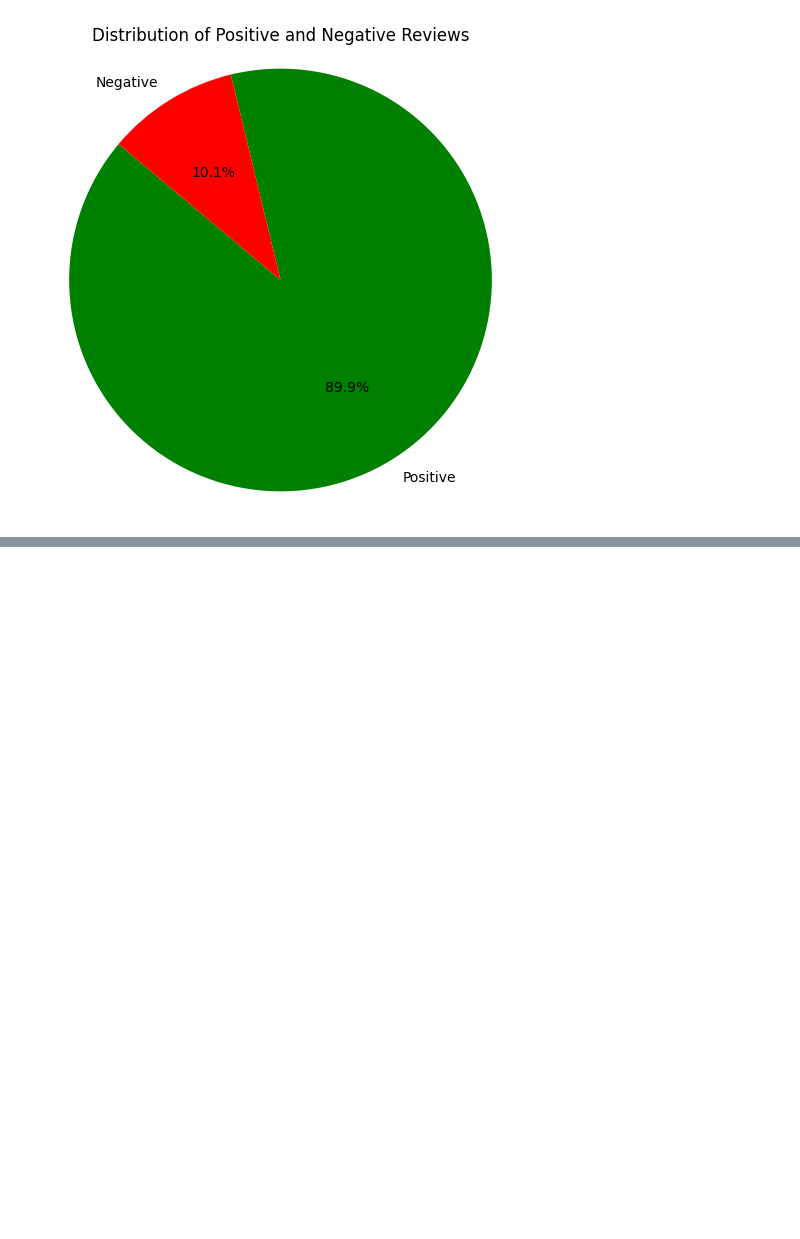
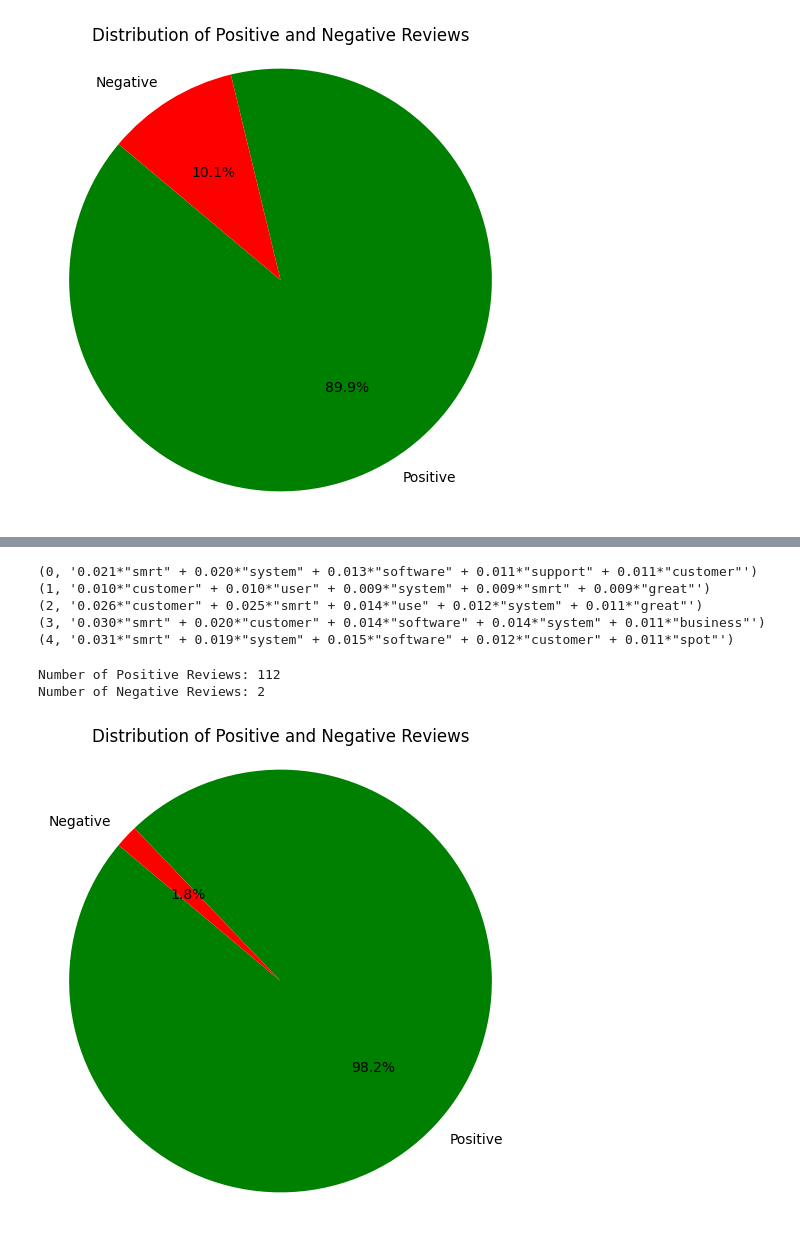
Before and after one commit to ArifAygun/Sentiment-Analysis-SMRT, a Jupyter notebook: SMRT_Statistical_Analysis.ipynb, the cells around one changed output, grey strips where cells are left out. Saved outputs shown, nothing was run; the diff lists cells and outputs as text; code cells hidden in the pictures; blank space fills up the shorter version.

```diff
--- a/SMRT_Statistical_Analysis.ipynb
+++ b/SMRT_Statistical_Analysis.ipynb
@@ -552,0 +637,2 @@ Number of Negative Reviews: 9
+# %%
+reviews['Cleaned_Concatenated_Text'] = reviews['Concatenated_Text'].apply(preprocess_text)
@@ -552,0 +643,11 @@ Number of Negative Reviews: 9
+# %%
+def analyze_sentiment(text):
+    analyzer = SentimentIntensityAnalyzer()
+    sentiment_scores = analyzer.polarity_scores(text)
+    return sentiment_scores
+
+# Apply sentiment analysis to the 'Cleaned_Concatenated_Text' column
+reviews['Sentiment_Scores'] = reviews['Cleaned_Concatenated_Text'].apply(analyze_sentiment)
+
+# Extract the sentiment labels (positive, negative, neutral)
+reviews['Sentiment_Label'] = reviews['Sentiment_Scores'].apply(lambda x: 'positive' if x['compound'] > 0 else ('negative' if x['compound'] < 0 else 'neutral'))
@@ -552,0 +658,64 @@ Number of Negative Reviews: 9
+# %%
+# Tokenize and preprocess text (using the 'Cleaned_Concatenated_Text' column)
+tokenized_reviews = [word_tokenize(text) for text in reviews['Cleaned_Concatenated_Text']]
+
+# Create a dictionary and corpus for LDA
+dictionary = corpora.Dictionary(tokenized_reviews)
+corpus = [dictionary.doc2bow(text) for text in tokenized_reviews]
+
+# Train an LDA model
+lda_model = models.LdaModel(corpus, num_topics=5, id2word=dictionary, passes=15)
+
+# Get topics and associated words
+topics = lda_model.print_topics(num_words=5)
+
+# Print the topics
+for topic in topics:
+    print(topic)
+# %% [output]
+(0, '0.021*"smrt" + 0.020*"system" + 0.013*"software" + 0.011*"support" + 0.011*"customer"')
+(1, '0.010*"customer" + 0.010*"user" + 0.009*"system" + 0.009*"smrt" + 0.009*"great"')
+(2, '0.026*"customer" + 0.025*"smrt" + 0.014*"use" + 0.012*"system" + 0.011*"great"')
+(3, '0.030*"smrt" + 0.020*"customer" + 0.014*"software" + 0.014*"system" + 0.011*"business"')
+(4, '0.031*"smrt" + 0.019*"system" + 0.015*"software" + 0.012*"customer" + 0.011*"spot"')
+# %%
+analyzer = SentimentIntensityAnalyzer()
+
+# Define a function to classify reviews as positive, negative, or neutral
+def classify_sentiment(text):
+    sentiment_scores = analyzer.polarity_scores(text)
+    compound_score = sentiment_scores['compound']
+
+    if compound_score >= 0.05:
+        return 'Positive'
+    elif compound_score <= -0.05:
+        return 'Negative'
+    else:
+        return 'Neutral'
+
+# Apply sentiment classification to the 'Cleaned_Concatenated_Text' column
+reviews['Sentiment_Label'] = reviews['Cleaned_Concatenated_Text'].apply(classify_sentiment)
+
+# Count the number of positive and negative reviews
+positive_reviews_count = len(reviews[reviews['Sentiment_Label'] == 'Positive'])
+negative_reviews_count = len(reviews[reviews['Sentiment_Label'] == 'Negative'])
+
+# Print the counts
+print(f'Number of Positive Reviews: {positive_reviews_count}')
+print(f'Number of Negative Reviews: {negative_reviews_count}')
+
+# Create a pie chart to visualize the distribution of positive and negative reviews
+labels = ['Positive', 'Negative']
+sizes = [positive_reviews_count, negative_reviews_count]
+colors = ['green', 'red']
+
+plt.figure(figsize=(6, 6))
+plt.pie(sizes, labels=labels, colors=colors, autopct='%1.1f%%', startangle=140)
+plt.title('Distribution of Positive and Negative Reviews')
+plt.axis('equal')
+
+plt.show()
+# %% [output]
+Number of Positive Reviews: 112
+Number of Negative Reviews: 2
+[figure, added]
```
Also changed, not shown: parts of 12 cells of this notebook.
